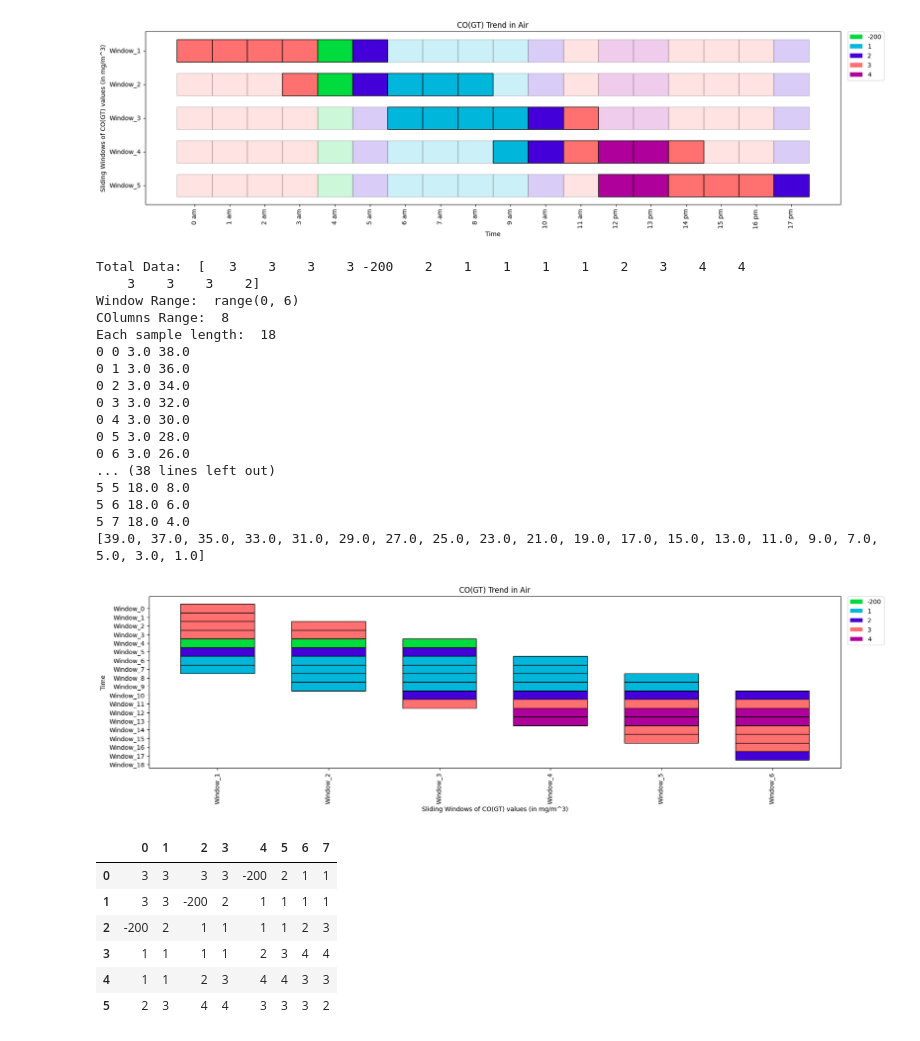
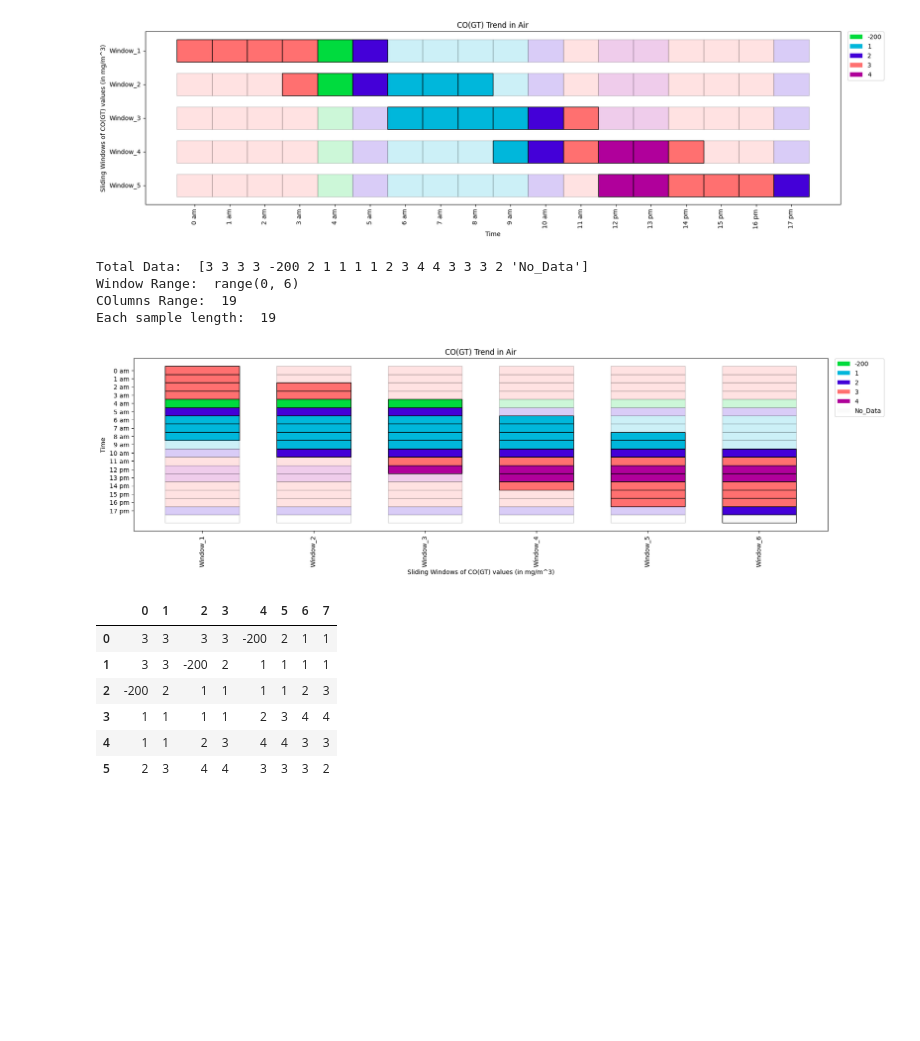
Before and after one commit to BodduSriPavan-111/kitikiplot, a Jupyter notebook: examples/Air_Quality.ipynb, the cells around one changed output. Cells and saved outputs as stored; diff of their text form; code cells hidden in the pictures; blank space fills up the shorter version.

```diff
--- a/examples/Air_Quality.ipynb
+++ b/examples/Air_Quality.ipynb
@@ -235,45 +235,32 @@ Each sample length:  18
 # %%
 CO_values= [3, 3, 3, 3, -200, 2, 1, 1, 1, 1, 2, 3, 4, 4, 3, 3, 3, 2]
 time_period= ['0 am', '1 am', '2 am', '3 am', '4 am', '5 am', '6 am', '7 am', '8 am', '9 am', '10 am',
               '11 am', '12 pm', '13 pm', '14 pm', '15 pm', '16 pm', '17 pm']
-ktk= KitikiPlot( data= CO_values, stride= 2, window_length= 8 )
+ktk= KitikiPlot( data= CO_values, stride= 2, window_length= 9 )
 
 ktk.plot(
         figsize= (20, 5),
         cell_width= 2,
         cmap= {-200: "#00db3e", 1: "#00b7db", 2: "#4400d8", 3: "#ff7070", 4: "#b0009b"},
-        # focus= True,
-        # focus_alpha= 0.2,
+        focus= True,
+        focus_alpha= 0.2,
         transpose= False,
         xlabel= "Sliding Windows of CO(GT) values (in mg/m^3)",
         ylabel= "Time",
 
         display_xticks= True,
-        # yticks_values= time_period,
+        yticks_values= time_period,
         ytick_prefix= "Window",
         xticks_rotation= 90,
         display_legend= True,
         title= "CO(GT) Trend in Air",
         legend_kwargs= {"bbox_to_anchor": (1.01, 1), "loc":'upper left', "borderaxespad": 0.})
 # %% [output]
-Total Data:  [   3    3    3    3 -200    2    1    1    1    1    2    3    4    4
-    3    3    3    2]
+Total Data:  [3 3 3 3 -200 2 1 1 1 1 2 3 4 4 3 3 3 2 'No_Data']
 Window Range:  range(0, 6)
-COlumns Range:  8
-Each sample length:  18
-0 0 3.0 38.0
-0 1 3.0 36.0
-0 2 3.0 34.0
-0 3 3.0 32.0
-0 4 3.0 30.0
-0 5 3.0 28.0
-0 6 3.0 26.0
-... (38 lines left out)
-5 5 18.0 8.0
-5 6 18.0 6.0
-5 7 18.0 4.0
-[39.0, 37.0, 35.0, 33.0, 31.0, 29.0, 27.0, 25.0, 23.0, 21.0, 19.0, 17.0, 15.0, 13.0, 11.0, 9.0, 7.0, 5.0, 3.0, 1.0]
+COlumns Range:  19
+Each sample length:  19
-[figure, old version]
+[figure, new version]
 # %%
 ktk.data
 # %% [output]
```
Also changed, not shown: 1 other file.
